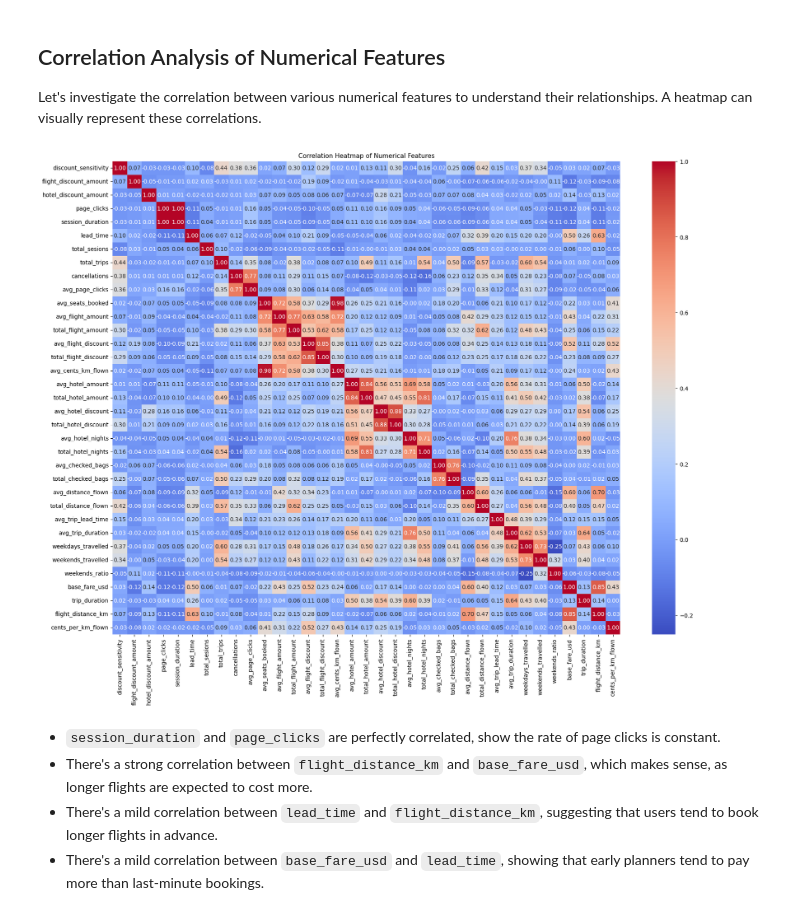
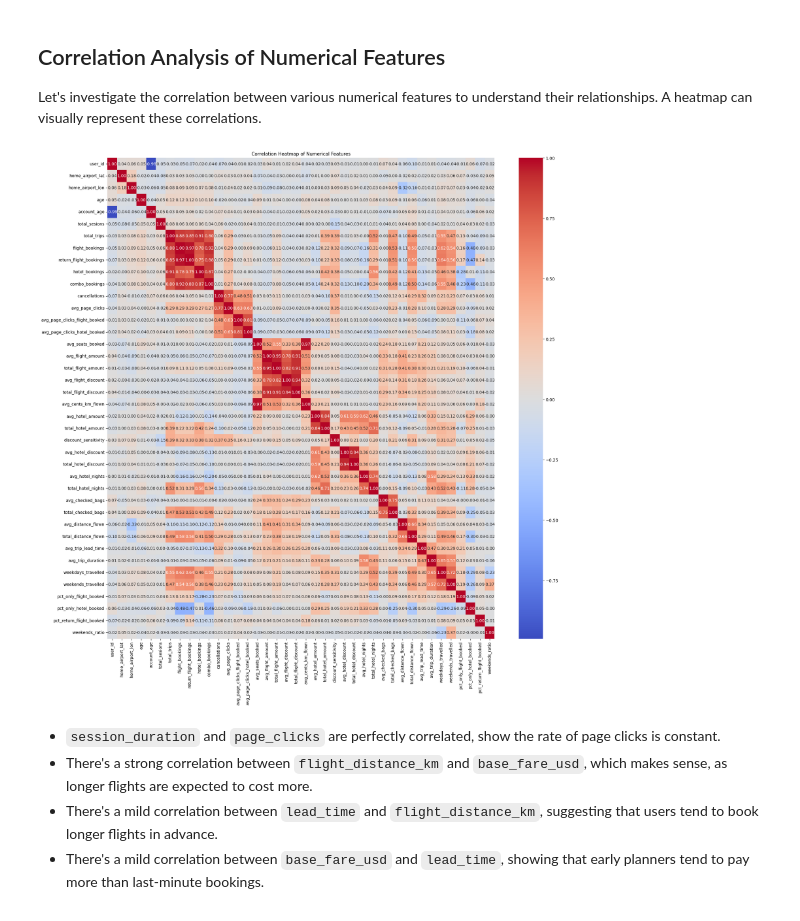
Before and after one commit to kalleoferraz/traveltida-rewards-program, a Jupyter notebook: notebooks/EDA.ipynb, the cells around one changed output. Drawn from its saved outputs; the diff is of its cells as text; code cells hidden in the pictures.

```diff
--- a/notebooks/EDA.ipynb
+++ b/notebooks/EDA.ipynb
@@ -183,52 +183,15 @@ PlotGrid(n_cols=2).plot_all([
 Let's investigate the correlation between various numerical features to understand their relationships. A heatmap can visually represent these correlations.
 # %%
 # Select relevant numerical columns from df_merged for correlation analysis
-correlation_columns = [
-'discount_sensitivity',
-   'flight_discount_amount',
-   'hotel_discount_amount',
-   'page_clicks',
-   'session_duration',
-   'lead_time',
-   'total_sesions',
-   'total_trips',
-   'cancellations',
-   'avg_page_clicks',
-   'avg_seats_booked',
-   'avg_flight_amount',
-   'total_flight_amount',
-   'avg_flight_discount',
-   'total_flight_discount',
-   'avg_cents_km_flown',
-   'avg_hotel_amount',
-   'total_hotel_amount',
-   'avg_hotel_discount',
-   'total_hotel_discount',
-   'avg_hotel_nights',
-   'total_hotel_nights',
-   'avg_checked_bags',
-   'total_checked_bags',
-   'avg_distance_flown',
-   'total_distance_flown',
-   'avg_trip_lead_time',
-   'avg_trip_duration',
-   'weekdays_travelled',
-   'weekends_travelled',
-   'weekends_ratio',
-   'base_fare_usd',
-   'trip_duration',
-   'flight_distance_km',
-   'cents_per_km_flown',
-]
+numeric_features = users.select_dtypes(include=[np.number]).columns.tolist()
 
 CorrelationHeatmap(
     df = df_merged,
-    columns = correlation_columns,
+    columns = numeric_features,
     title = 'Correlation Heatmap of Numerical Features',
-    figsize=(20, 15)
 ).plot()
 # %% [output]
-[figure, old version]
+[figure, new version]
 # %% [markdown]
 * `session_duration` and `page_clicks` are perfectly correlated, show the rate of page clicks is constant.
 * There's a strong correlation between `flight_distance_km` and `base_fare_usd`, which makes sense, as longer flights are expected to cost more.
```
Also changed, not shown: parts of 4 cells of this notebook, 11 other files.
